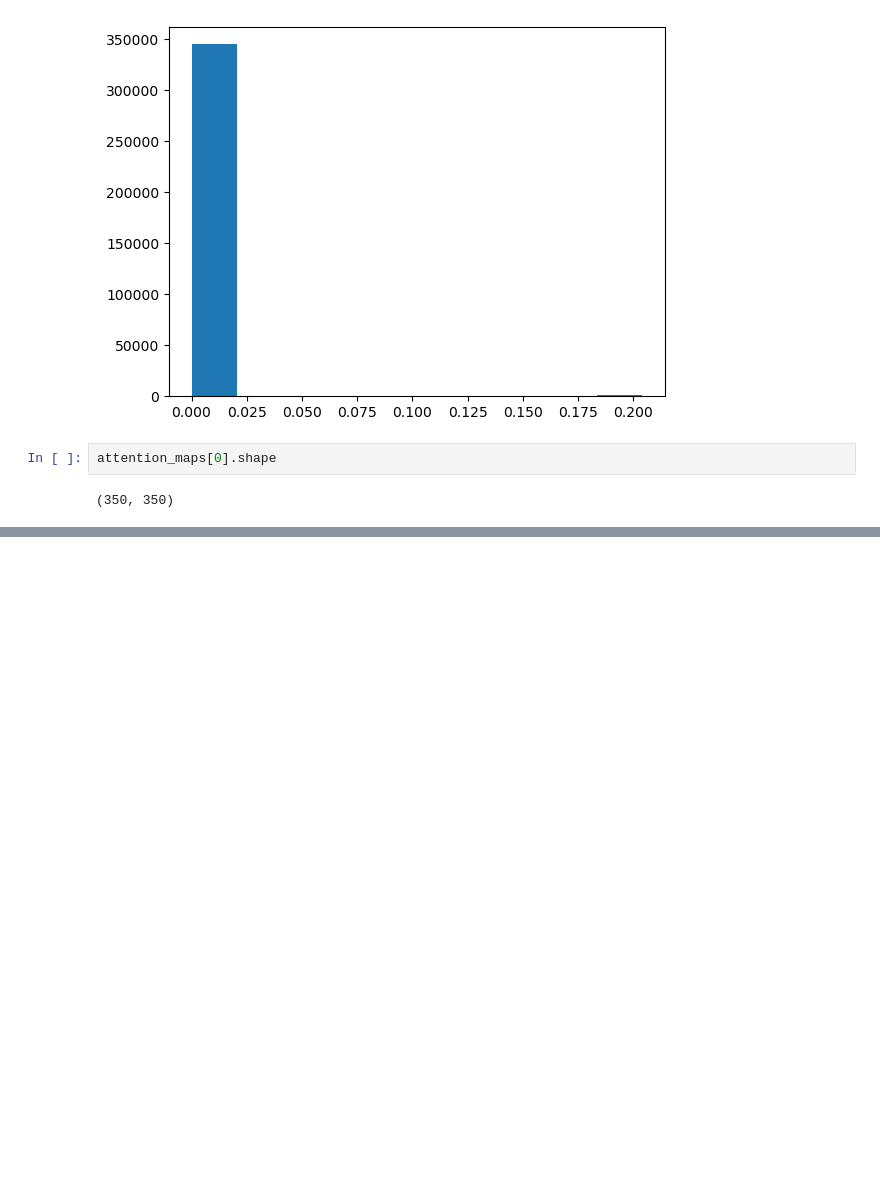
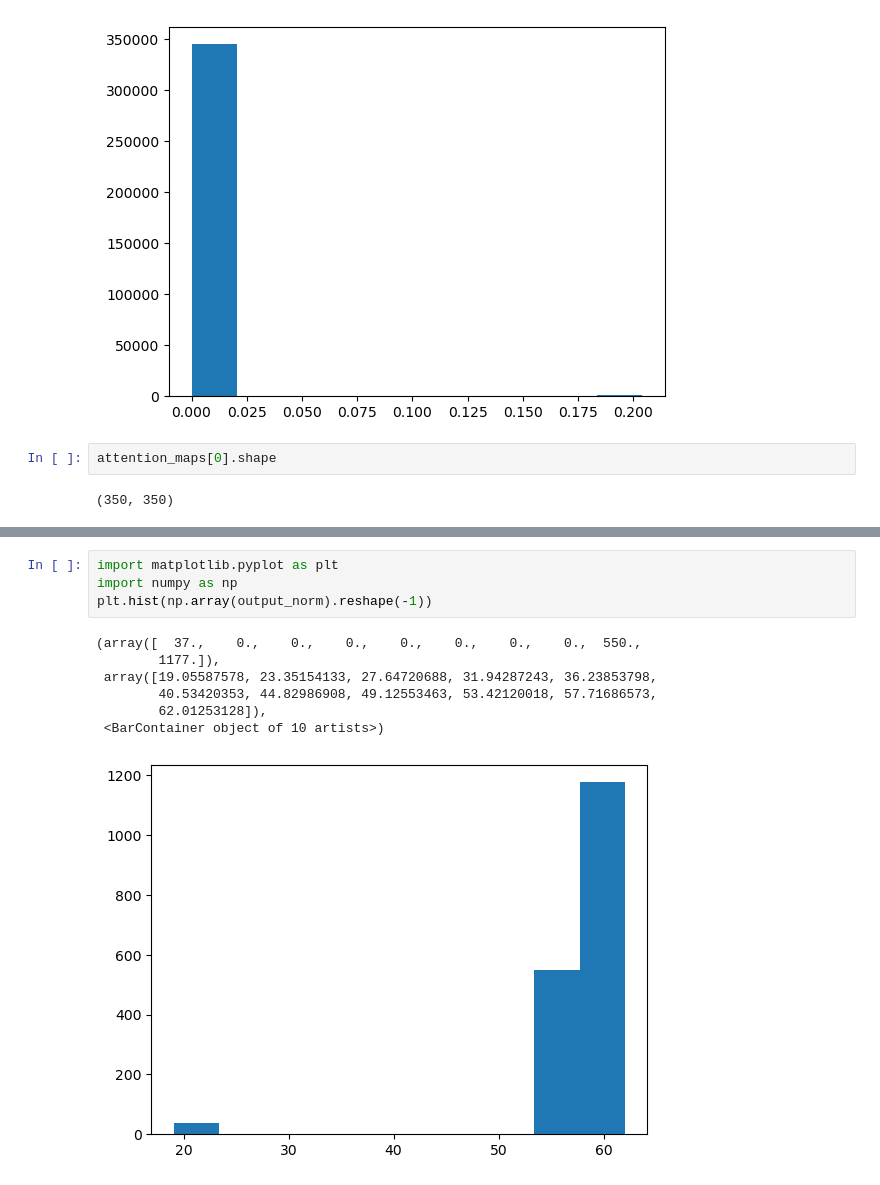
Before and after one commit to lucmonl/mlopt, a Jupyter notebook: notebook/transformer.ipynb, the cells around one changed output, grey strips where cells are left out. Drawn from its saved outputs; the diff is of its cells as text; blank space fills up the shorter version.

```diff
--- a/notebook/transformer.ipynb
+++ b/notebook/transformer.ipynb
@@ -115,0 +128,12 @@ results/cifar/CrossEntropyLoss/sgd/dinov2_vit_base/patch_size_14/register_4/lr_0
+# %%
+import matplotlib.pyplot as plt
+import numpy as np
+plt.hist(np.array(output_norm).reshape(-1))
+# %% [output]
+(array([  37.,    0.,    0.,    0.,    0.,    0.,    0.,    0.,  550.,
+        1177.]),
+ array([19.05587578, 23.35154133, 27.64720688, 31.94287243, 36.23853798,
+        40.53420353, 44.82986908, 49.12553463, 53.42120018, 57.71686573,
+        62.01253128]),
+ <BarContainer object of 10 artists>)
+[figure, added]
```
Also changed, not shown: parts of 4 cells of this notebook, 2 other files.
